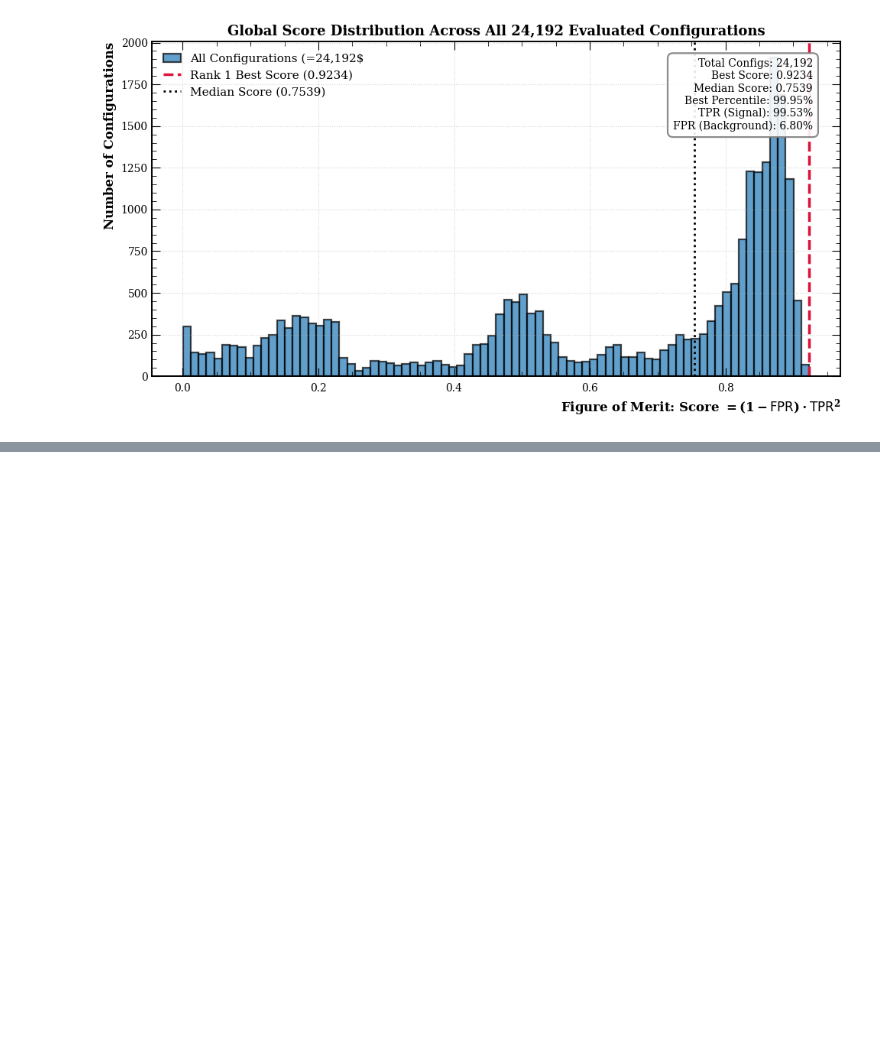
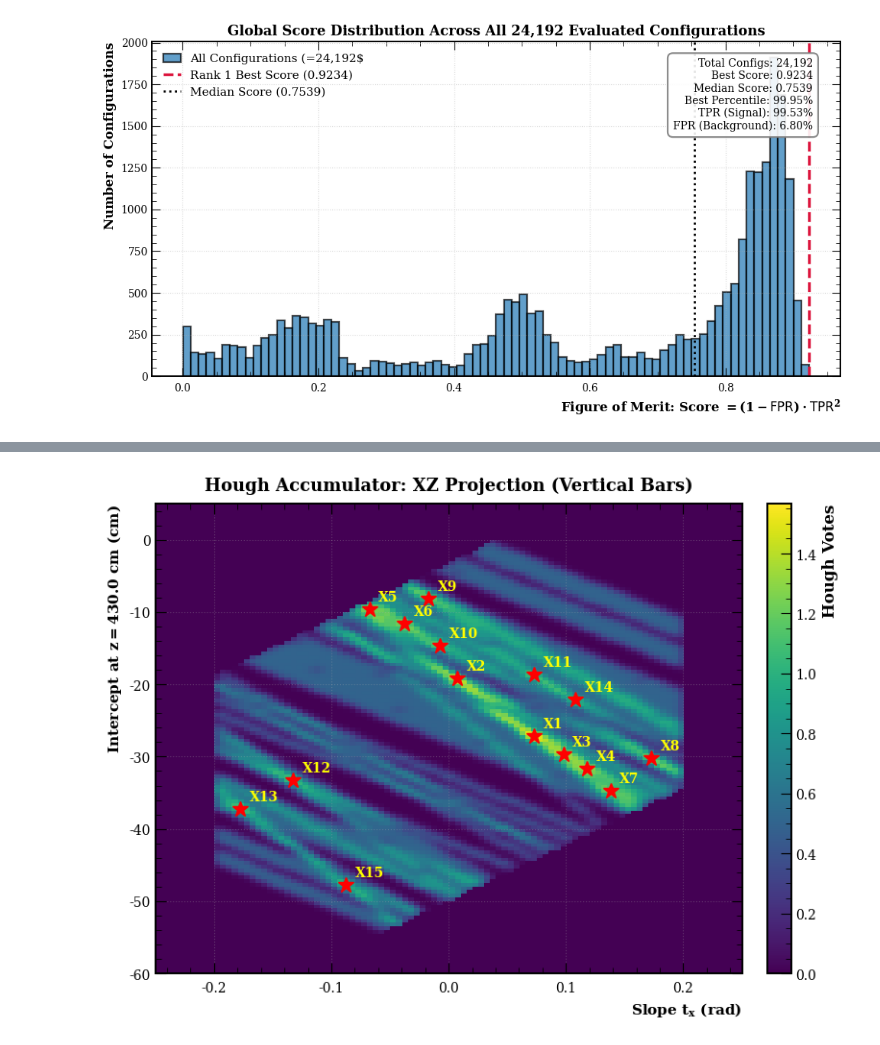
Before and after one commit to idionisov/snd-numu-charm, a Jupyter notebook: notebooks/hough_tuning.ipynb, the cells around one changed output, grey strips where cells are left out. Cells and saved outputs as stored; diff of their text form; code cells hidden in the pictures; blank space fills up the shorter version.

Commit message:
Update hough tuning notebook paths and outputs

```diff
--- a/notebooks/hough_tuning.ipynb
+++ b/notebooks/hough_tuning.ipynb
@@ -302,0 +543,26 @@ plt.show()
+# %%
+%matplotlib inline
+
+# Figure 7.1: Hough Accumulator XZ Projection
+fig, ax = plt.subplots(figsize=(8, 6))
+im_x = ax.imshow(
+    acc_x, origin="lower",
+    extent=[h_zx.xH_range[0], h_zx.xH_range[1], h_zx.yH_range[0], h_zx.yH_range[1]],
+    aspect="auto", cmap="viridis"
+)
+cbar = plt.colorbar(im_x, ax=ax, label="Hough Votes", fraction=0.046, pad=0.04)
+for idx, p in enumerate(peaks_x):
+    yH_peak = p["intercept"] + p["slope"] * z_offset
+    ax.plot(p["slope"], yH_peak, "r*", markersize=12)
+    ax.text(p["slope"] + 0.008, yH_peak + 1.2, f"X{idx+1}", color="yellow", fontsize=10, fontweight="bold")
+
+ax.set_title("Hough Accumulator: XZ Projection (Vertical Bars)", fontsize=13, fontweight="bold", pad=10)
+ax.set_xlabel("Slope $t_x$ (rad)", fontsize=11)
+ax.set_ylabel(f"Intercept at $z={z_offset}$ cm (cm)", fontsize=11)
+ax.set_xlim(-0.25, 0.25)
+plt.ylim(-60, 5)
+ax.grid(alpha=0.3)
+plt.tight_layout()
+plt.show()
+# %% [output]
+[figure, added]
```
Also changed, not shown: parts of 9 cells of this notebook.
